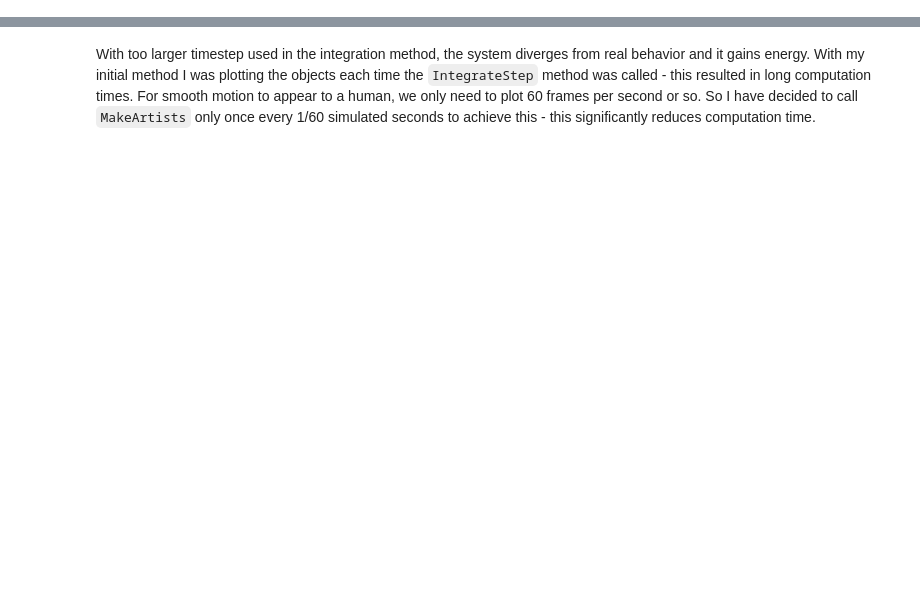
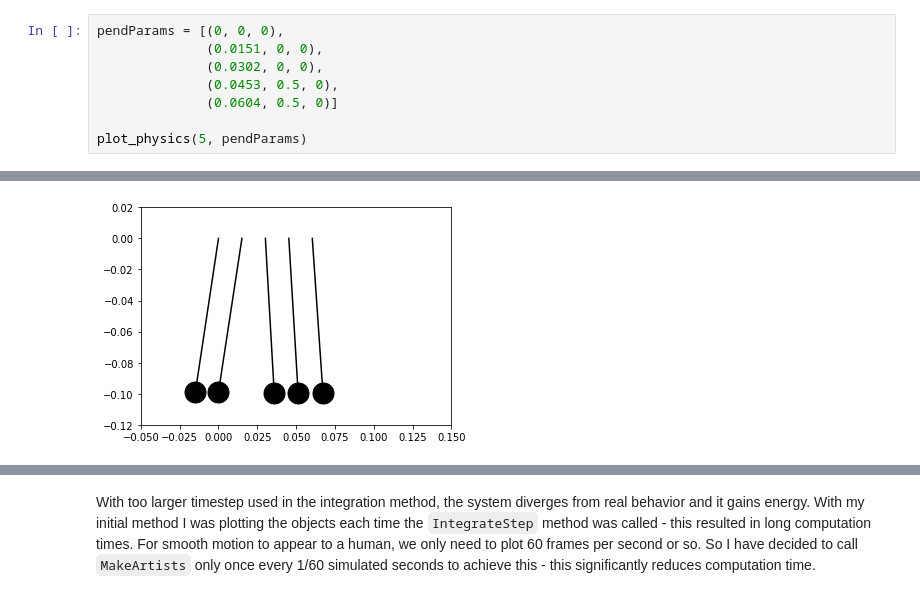
Before and after one commit to lachstr/cradle, a Jupyter notebook: Notebook.ipynb, the cells around one changed output, grey strips where cells are left out. Saved outputs shown, nothing was run; the diff lists cells and outputs as text; blank space fills up the shorter version.

```diff
--- a/Notebook.ipynb
+++ b/Notebook.ipynb
@@ -117,0 +145,9 @@ plot_physics(5)
+# %%
+pendParams = [(0, 0, 0),
+              (0.0151, 0, 0),
+              (0.0302, 0, 0),
+              (0.0453, 0.5, 0),
+              (0.0604, 0.5, 0)]
+
+plot_physics(5, pendParams)
+# %% [output]
@@ -117,0 +155 @@ plot_physics(5)
+[figure, added]
```
Also changed, not shown: parts of 12 cells of this notebook, 1 other file.
